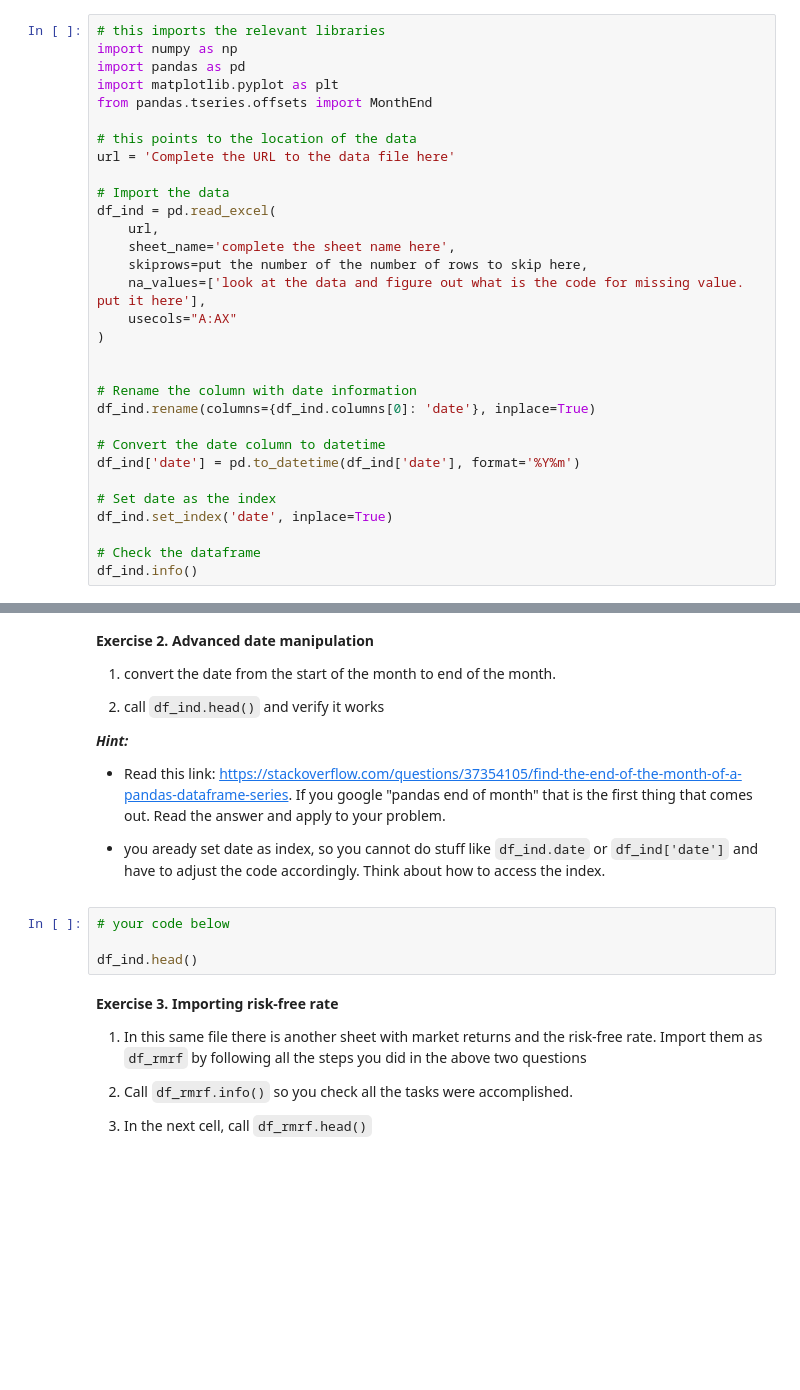
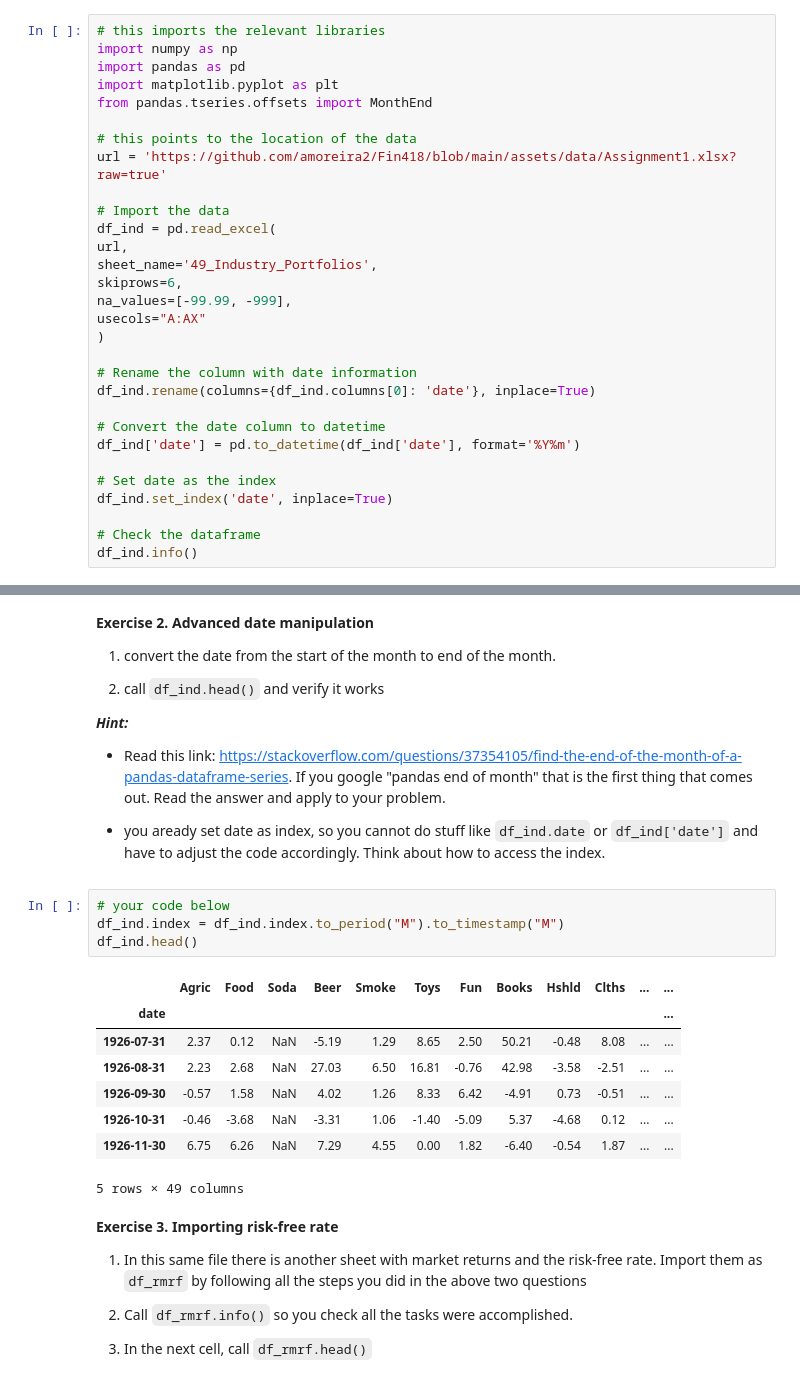
Before and after one commit to Vivianzisheng666/easy-works, a Jupyter notebook: chapters/Assignments/Assignment2.ipynb, the cells around one changed output, grey strips where cells are left out. Cells and saved outputs as stored; diff of their text form; blank space fills up the shorter version.

```diff
--- a/chapters/Assignments/Assignment2.ipynb
+++ b/chapters/Assignments/Assignment2.ipynb
@@ -43,17 +43,16 @@ import matplotlib.pyplot as plt
 from pandas.tseries.offsets import MonthEnd
 
 # this points to the location of the data
-url = 'Complete the URL to the data file here'
+url = 'https://github.com/amoreira2/Fin418/blob/main/assets/data/Assignment1.xlsx?raw=true'
 
 # Import the data
 df_ind = pd.read_excel(
-    url,
-    sheet_name='complete the sheet name here',
-    skiprows=put the number of the number of rows to skip here,
-    na_values=['look at the data and figure out what is the code for missing value. put it here'],
-    usecols="A:AX"
+url,
+sheet_name='49_Industry_Portfolios',
+skiprows=6,
+na_values=[-99.99, -999],
+usecols="A:AX"
 )
-
 
 # Rename the column with date information
 df_ind.rename(columns={df_ind.columns[0]: 'date'}, inplace=True)
@@ -100,8 +115,17 @@ If you google "pandas end of month" that is the first thing that comes out. Read
 * you aready set date as index, so you cannot do stuff like `df_ind.date` or `df_ind['date']`  and have to adjust the code accordingly. Think about how to access the index.
 # %%
 # your code below
-
+df_ind.index = df_ind.index.to_period("M").to_timestamp("M")
 df_ind.head()
+# %% [output]
+|  | Agric | Food | Soda | Beer | Smoke | Toys | Fun | Books | Hshld | Clths | ... | ... |
+| date |  |  |  |  |  |  |  |  |  |  |  | ... |
+| 1926-07-31 | 2.37 | 0.12 | NaN | -5.19 | 1.29 | 8.65 | 2.50 | 50.21 | -0.48 | 8.08 | ... | ... |
+| 1926-08-31 | 2.23 | 2.68 | NaN | 27.03 | 6.50 | 16.81 | -0.76 | 42.98 | -3.58 | -2.51 | ... | ... |
+| 1926-09-30 | -0.57 | 1.58 | NaN | 4.02 | 1.26 | 8.33 | 6.42 | -4.91 | 0.73 | -0.51 | ... | ... |
+| 1926-10-31 | -0.46 | -3.68 | NaN | -3.31 | 1.06 | -1.40 | -5.09 | 5.37 | -4.68 | 0.12 | ... | ... |
+| 1926-11-30 | 6.75 | 6.26 | NaN | 7.29 | 4.55 | 0.00 | 1.82 | -6.40 | -0.54 | 1.87 | ... | ... |
+5 rows × 49 columns
 # %% [markdown]
 **Exercise 3. Importing risk-free rate**
 
```
Also changed, not shown: parts of 5 cells of this notebook.
